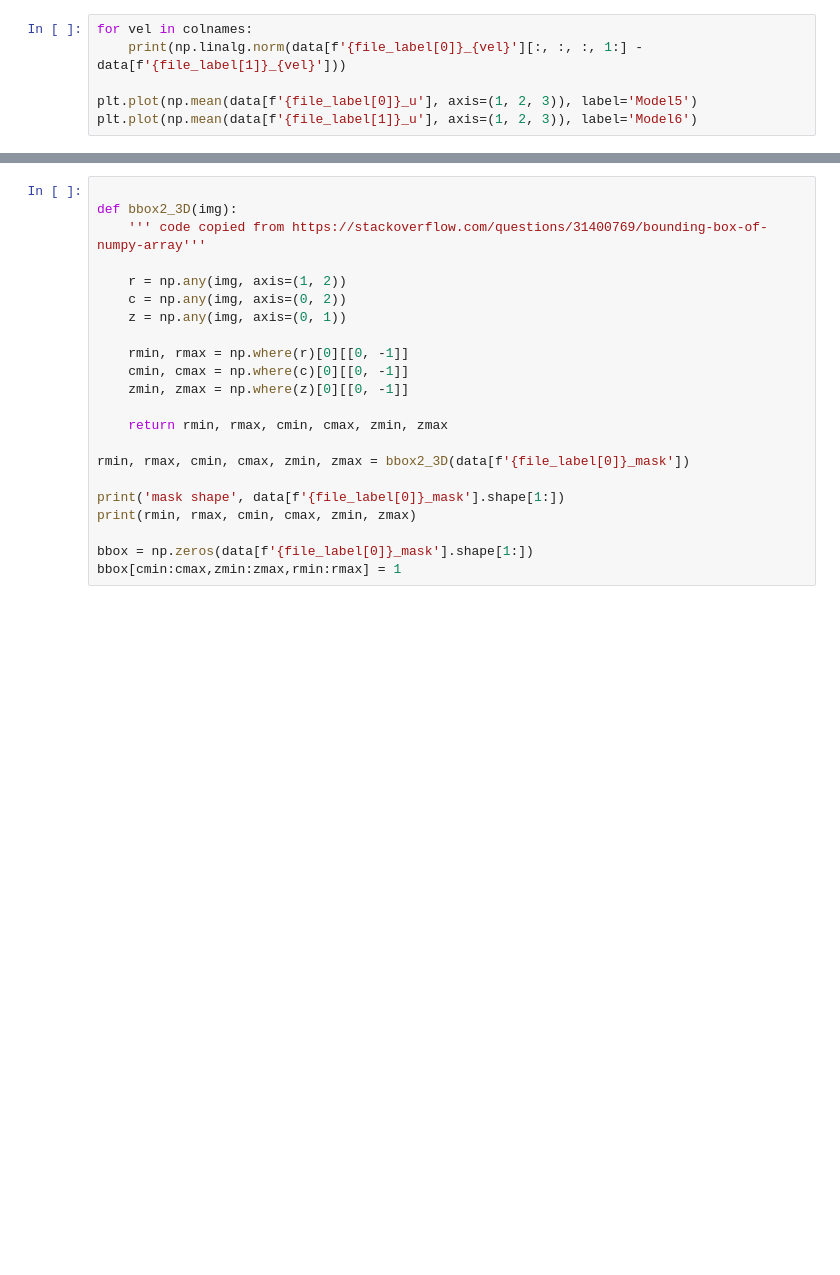
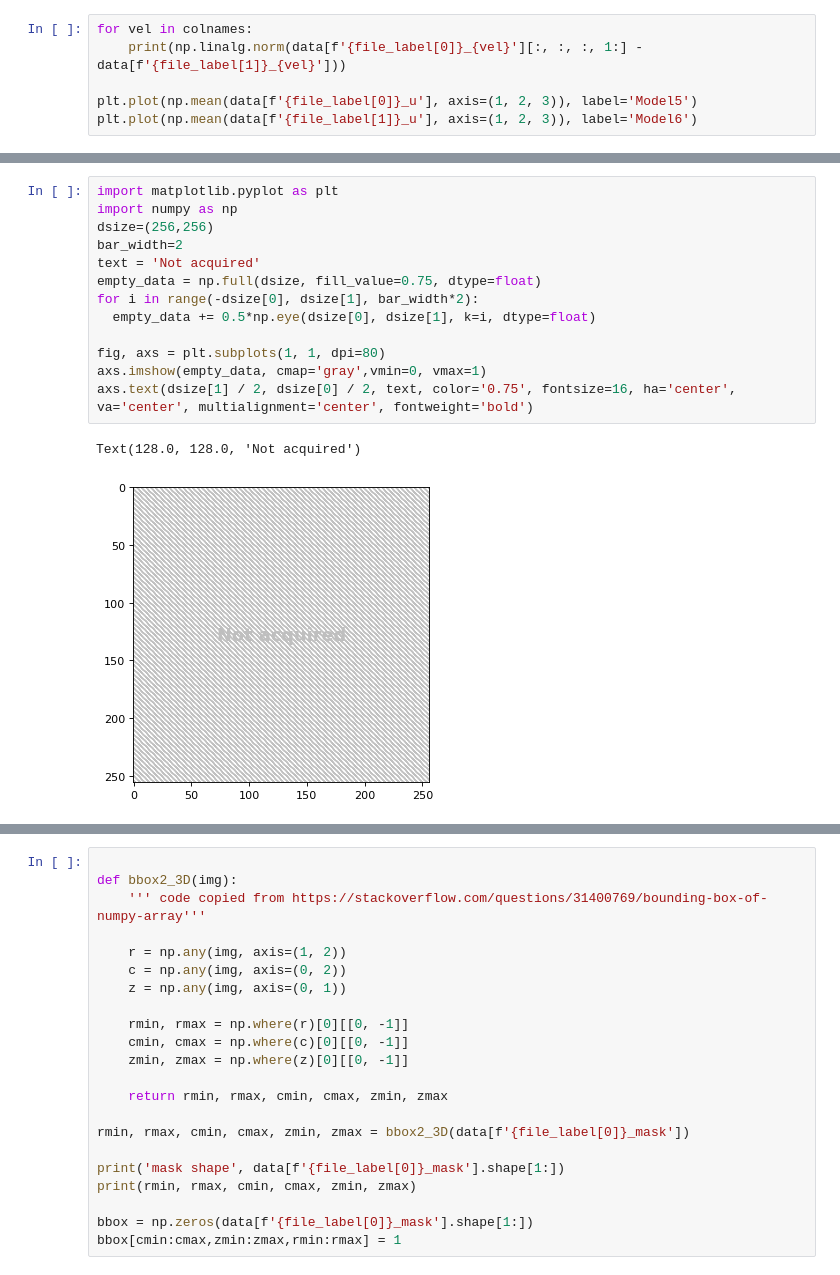
Before and after one commit to PiaaCaa/4DFlowNet, a Jupyter notebook: src/notebooks/data_inspection.ipynb, the cells around one changed output, grey strips where cells are left out. Drawn from its saved outputs; the diff is of its cells as text; blank space fills up the shorter version.

```diff
--- a/src/notebooks/data_inspection.ipynb
+++ b/src/notebooks/data_inspection.ipynb
@@ -129,0 +186,16 @@ plt.plot(np.mean(data[f'{file_label[1]}_u'], axis=(1, 2, 3)), label='Model6')
+# %%
+import matplotlib.pyplot as plt
+import numpy as np
+dsize=(256,256)
+bar_width=2
+text = 'Not acquired'
+empty_data = np.full(dsize, fill_value=0.75, dtype=float)
+for i in range(-dsize[0], dsize[1], bar_width*2):
+  empty_data += 0.5*np.eye(dsize[0], dsize[1], k=i, dtype=float)
+
+fig, axs = plt.subplots(1, 1, dpi=80)
+axs.imshow(empty_data, cmap='gray',vmin=0, vmax=1)
+axs.text(dsize[1] / 2, dsize[0] / 2, text, color='0.75', fontsize=16, ha='center', va='center', multialignment='center', fontweight='bold')
+# %% [output]
+Text(128.0, 128.0, 'Not acquired')
+[figure, added]
```
Also changed, not shown: parts of 7 cells of this notebook, 25 other files.
